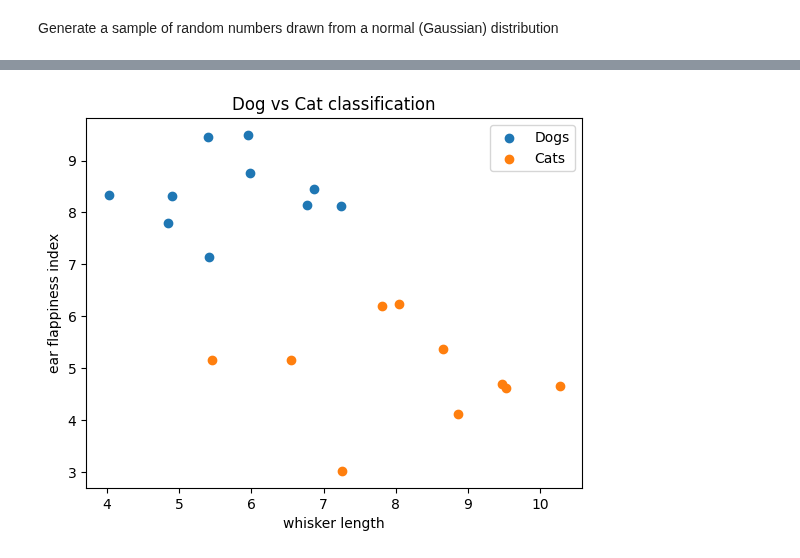
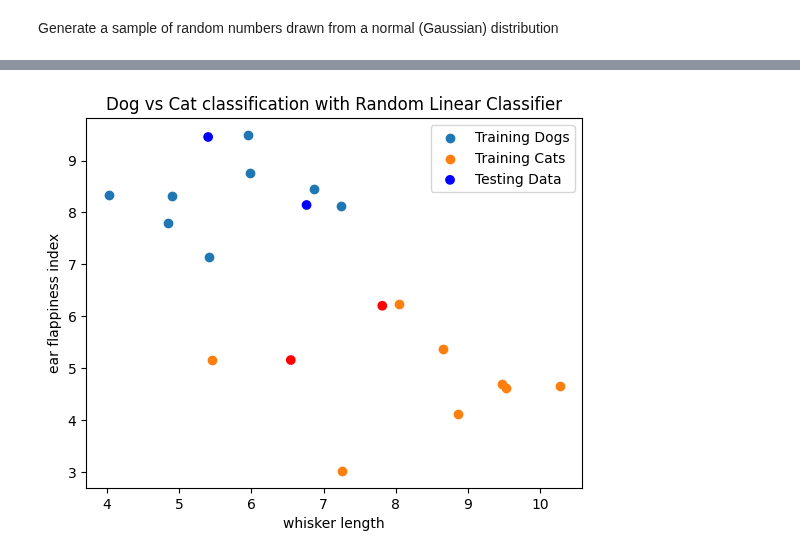
Before and after one commit to bvsvntv/ai-ml-learning, a Jupyter notebook: notebooks/random_linear_classifier.ipynb, the cells around one changed output, grey strips where cells are left out. Drawn from its saved outputs; the diff is of its cells as text; code cells hidden in the pictures.

```diff
--- a/notebooks/random_linear_classifier.ipynb
+++ b/notebooks/random_linear_classifier.ipynb
@@ -17,3 +18,9 @@ dogs_ear_flappiness_index = np.random.normal(loc=8, scale=1, size=10)
 # cats: lower ear flappiness index, higher whisker length
 cats_whisker_length = np.random.normal(loc=8, scale=1, size=10)
 cats_ear_flappiness_index = np.random.normal(loc=5, scale=1, size=10)
+# %%
+# prepare data for algorithm
+dogs_data = np.vstack((dogs_whisker_length, dogs_ear_flappiness_index)).T
+cats_data = np.vstack((cats_whisker_length, cats_ear_flappiness_index)).T
+data = np.vstack((dogs_data, cats_data))
+lables = np.hstack((np.zeros(len(dogs_data)), np.ones(len(cats_data))))
@@ -20,11 +50,15 @@ cats_ear_flappiness_index = np.random.normal(loc=5, scale=1, size=10)
+# %%
+# split data into training and testing
+x_train, x_test, y_train, y_test = train_test_split(data, lables, test_size=0.2, random_state=42)
 # %%
 # plot the data points
-plt.scatter(dogs_whisker_length, dogs_ear_flappiness_index, label="Dogs")
-plt.scatter(cats_whisker_length, cats_ear_flappiness_index, label="Cats")
+plt.scatter(x_train[y_train == 0][:,0], x_train[y_train == 0][:,1], label="Training Dogs")
+plt.scatter(x_train[y_train == 1][:,0], x_train[y_train == 1][:,1], label="Training Cats")
+plt.scatter(x_test[:, 0], x_test[:, 1], c=y_test, cmap="bwr", label="Testing Data")
 plt.xlabel("whisker length")
 plt.ylabel("ear flappiness index")
-plt.title("Dog vs Cat classification")
+plt.title("Dog vs Cat classification with Random Linear Classifier")
 plt.legend()
 plt.show()
 # %% [output]
-[figure, old version]
+[figure, new version]
```
Also changed, not shown: parts of 16 cells of this notebook, 1 other file.
